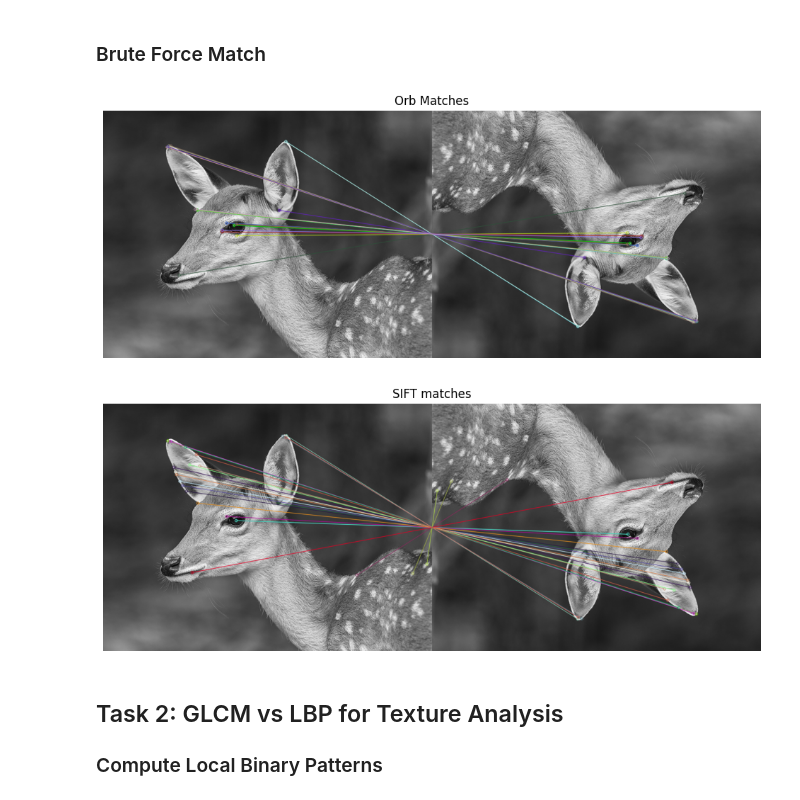
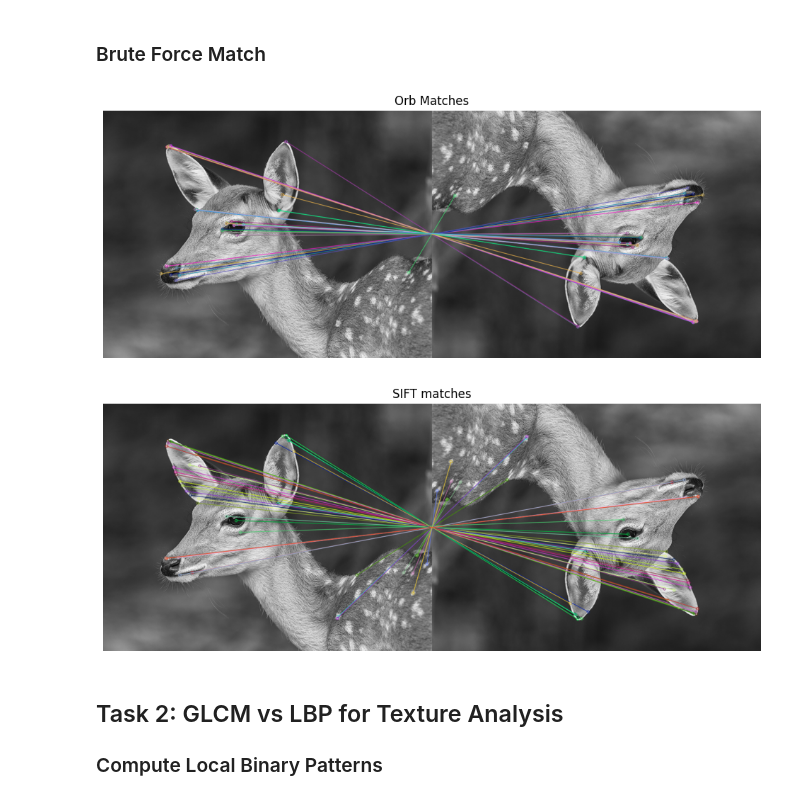
Before and after one commit to rstrauss127/Computer_Vision_Notebooks, a Jupyter notebook: code.ipynb, the cells around one changed output. Cells and saved outputs as stored; diff of their text form; code cells hidden in the pictures.

```diff
--- a/code.ipynb
+++ b/code.ipynb
@@ -27,11 +26,18 @@ def load_grayscale_img(image_path):
     else:
         return img
 
+# Plot 1 image
+def plot_one_image(img, title=""):
+        plt.figure(figsize=(12, 6))
+        plt.imshow(img, cmap='gray')
+        plt.title(title)
+        plt.axis('off')
+        plt.show()
 
 # Function to Plot to images side by side
 def plot_two_images(img1, img2, title1 = "", title2 = ""):
     # Plot results
-    plt.figure(figsize=(12, 6))
+    plt.figure(figsize=(12, 12))
 
     # Plot 1st image
     plt.subplot(1, 2, 1)
@@ -86,7 +92,7 @@ def detect_and_draw_keypoints(img, keypoints = ''):
     img_orb = cv2.drawKeypoints(img, orb_keypoints, None, flags=cv2.DRAW_MATCHES_FLAGS_DRAW_RICH_KEYPOINTS)
 
     # Plot the results
-    plot_two_images(img_sift, img_orb, f'SIFT Keypoints: {len(sift_keypoints)}',  f'ORB Keypoints: {len(orb_keypoints)}')
+    plot_two_images(img_sift, img_orb, f'SIFT Keypoints: {len(sift_keypoints)}\n TIME Taken: {sift_time_taken}',  f'ORB Keypoints: {len(orb_keypoints)}\n TIME Taken:{orb_time_taken}')
 
     # Return ORB and SIFT keypoints and descriptors
     return [orb_keypoints, orb_descriptors], [sift_keypoints, sift_descriptors], [orb_time_taken, sift_time_taken]
@@ -122,0 +131,4 @@ ORB Keypoints - Flipped Deer: 500
+# %%
+# Get ORB and Sift descriptors and keypoints for both deer pictures
+orb1, sift1, performance1 = detect_and_draw_keypoints(deer1, 50)
+orb2, sift2, performance2 = detect_and_draw_keypoints(deer2, 50)
@@ -123,41 +138,41 @@ ORB Keypoints - Flipped Deer: 500
 # %% [markdown]
 ### Brute Force Match
 # %%
-def bf_match(img1, img2,orb1, orb2, sift1, sift2, graph_title='Top 10 matching features'):
+def bf_match(img1, img2,orb1, orb2, sift1, sift2):
     # create BFMatcher object
-    bf = cv2.BFMatcher(crossCheck=True)
-
+    orb_bf = cv2.BFMatcher(cv2.NORM_HAMMING, crossCheck=True)
+    sift_bf = cv2.BFMatcher(cv2.NORM_L1, crossCheck=True)
     # Match descriptors
-    orb_descriptor_matches = bf.match(orb1[1],orb2[1])
-    sift_descriptor_matches = bf.match(sift1[1],sift2[1])
+    orb_descriptor_matches = orb_bf.match(orb1[1],orb2[1])
+    sift_descriptor_matches = sift_bf.match(sift1[1],sift2[1])
 
     # Draw first matches
     orb_matches = cv2.drawMatches(img1, orb1[0], img2, orb2[0], orb_descriptor_matches[:-1], None, flags=cv2.DrawMatchesFlags_NOT_DRAW_SINGLE_POINTS)
     sift_matches = cv2.drawMatches(img1, sift1[0], img2, sift2[0], sift_descriptor_matches[:-1], None, flags=cv2.DrawMatchesFlags_NOT_DRAW_SINGLE_POINTS)
 
     # Plot ORB match lines
     plt.figure(figsize=(12, 6))
     plt.subplot(1, 1, 1)
     plt.imshow(orb_matches)
     plt.title('Orb Matches')
     plt.axis('off')
     plt.show()
 
     # Plot SIFT match lines
     plt.figure(figsize=(12, 6))
     plt.subplot(1, 1, 1)
     plt.imshow(sift_matches)
     plt.title('SIFT matches')
     plt.axis('off')
 
     plt.show()
 
 
 # Call the function
 bf_match(deer1, deer2, orb1, orb2, sift1, sift2)
 # %% [output]
-[figure, old version]
+[figure, new version]
-[figure, old version]
+[figure, new version]
 # %% [markdown]
 ## Task 2: GLCM vs LBP for Texture Analysis
 ### Compute Local Binary Patterns
```
Also changed, not shown: parts of 13 cells of this notebook.
